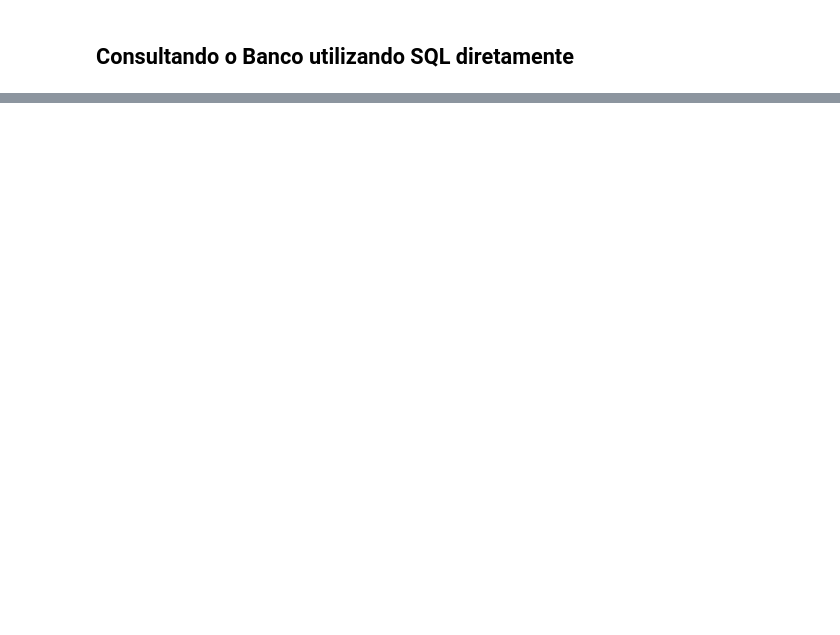
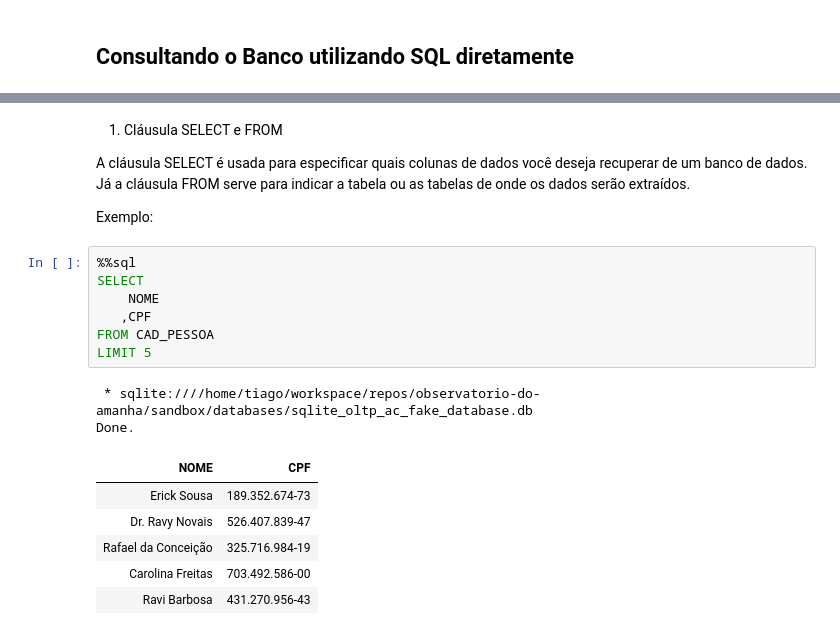
Before and after one commit to observatorio-do-amanha-ac/sandbox, a Jupyter notebook: notebooks/create_ac_fake_oltp_db.ipynb, the cells around one changed output, grey strips where cells are left out. Cells and saved outputs as stored; diff of their text form; blank space fills up the shorter version.

```diff
--- a/notebooks/create_ac_fake_oltp_db.ipynb
+++ b/notebooks/create_ac_fake_oltp_db.ipynb
@@ -645,0 +568,22 @@ Done.
+# %% [markdown]
+1. Cláusula SELECT e FROM
+
+A cláusula SELECT é usada para especificar quais colunas de dados você deseja recuperar de um banco de dados. Já a cláusula FROM serve para indicar a tabela ou as tabelas de onde os dados serão extraídos.
+
+Exemplo:
+# %%
+%%sql
+SELECT
+    NOME
+   ,CPF
+FROM CAD_PESSOA
+LIMIT 5
+# %% [output]
+ * sqlite:////home/tiago/workspace/repos/observatorio-do-amanha/sandbox/databases/sqlite_oltp_ac_fake_database.db
+Done.
+| NOME | CPF |
+| Erick Sousa | 189.352.674-73 |
+| Dr. Ravy Novais | 526.407.839-47 |
+| Rafael da Conceição | 325.716.984-19 |
+| Carolina Freitas | 703.492.586-00 |
+| Ravi Barbosa | 431.270.956-43 |
```
Also changed, not shown: parts of 57 cells of this notebook.
